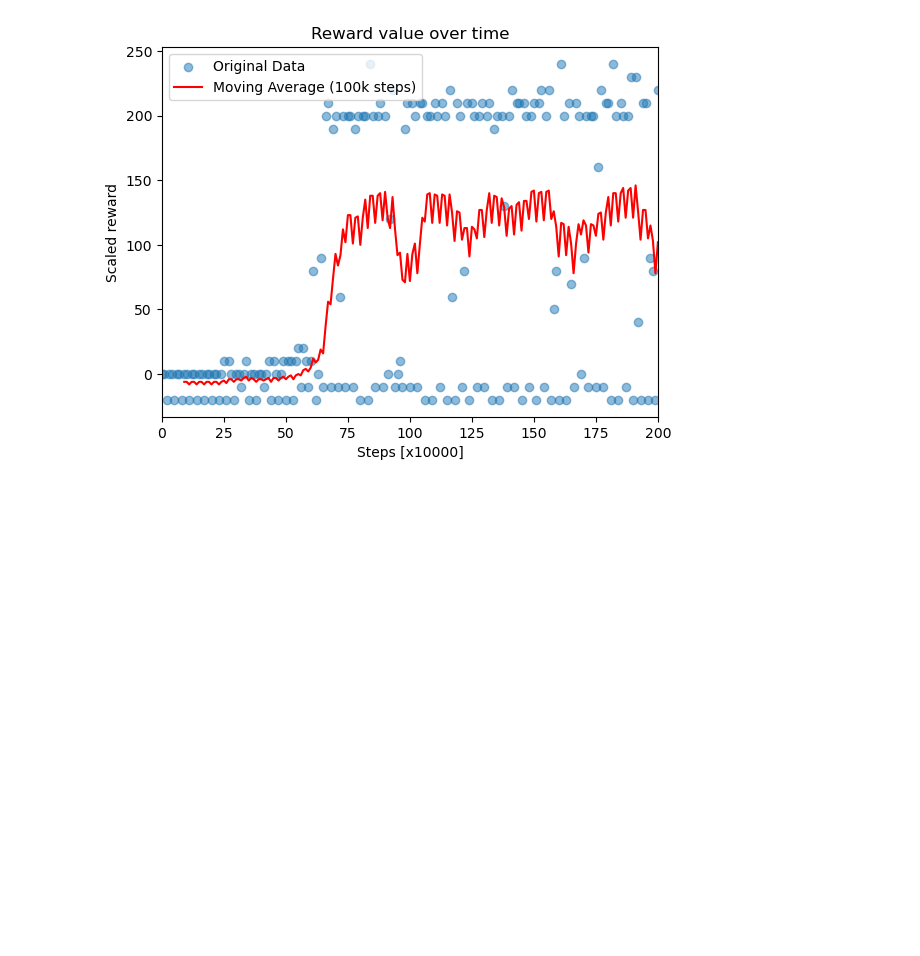
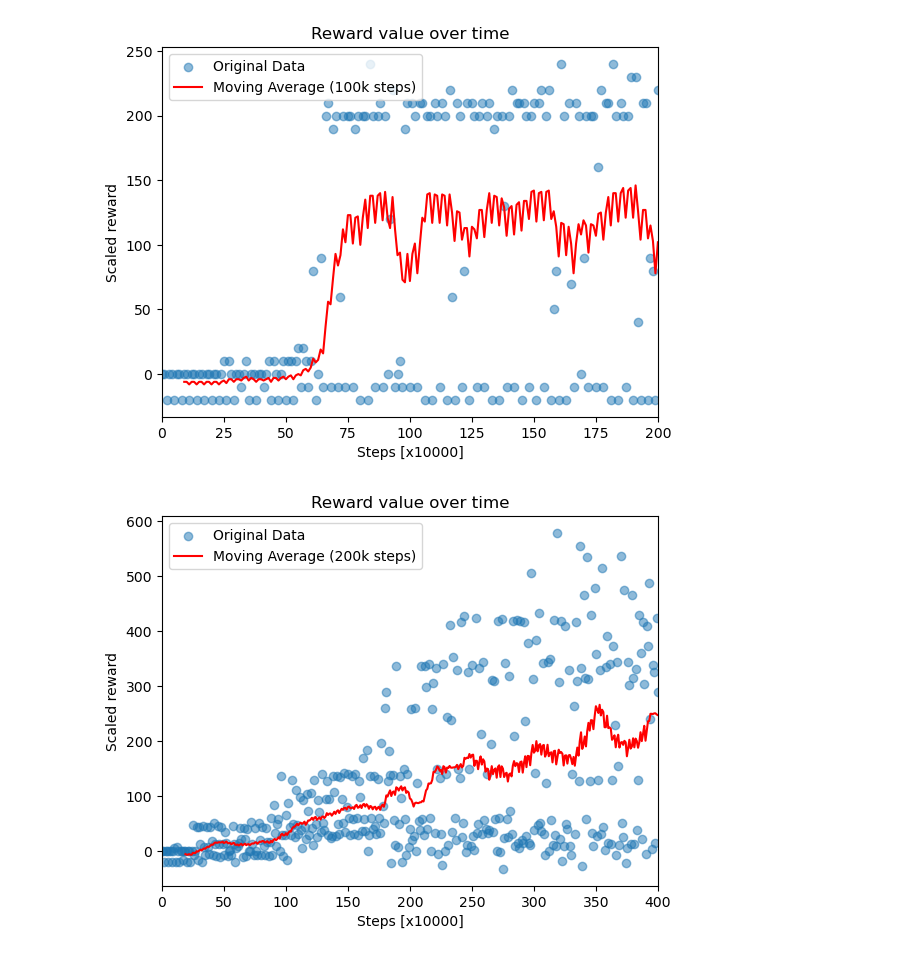
Before and after one commit to OptimalAgents/RL-DonkeyKong, a Jupyter notebook: reward_plots/reward_plots.ipynb, the cells around one changed output. Saved outputs shown, nothing was run; the diff lists cells and outputs as text; code cells hidden in the pictures; blank space fills up the shorter version.

```diff
--- a/reward_plots/reward_plots.ipynb
+++ b/reward_plots/reward_plots.ipynb
@@ -226,3 +226,26 @@ plt.xlim(xmin=0, xmax=len(x)-1)
 plt.show()
 # %% [output]
 [figure]
+# %%
+data = np.load('eval_rewards/actually_final.npy')
+y = data.flatten()
+
+y_series = pd.Series(y)
+window_size = 20
+moving_avg = y_series.rolling(window=window_size).mean()
+
+x = range(len(y))
+
+plt.scatter(x, y, label='Original Data', alpha=0.5)
+
+plt.plot(x, moving_avg, label='Moving Average (200k steps)', color='red')
+
+plt.xlabel('Steps [x10000]')
+plt.ylabel('Scaled reward')
+plt.title('Reward value over time')
+plt.ticklabel_format(style='sci', axis='x', scilimits=(0, 7))
+plt.legend()
+plt.xlim(xmin=0, xmax=len(x)-1)
+plt.show()
+# %% [output]
+[figure, added]
```
Also changed, not shown: 4 other files.
